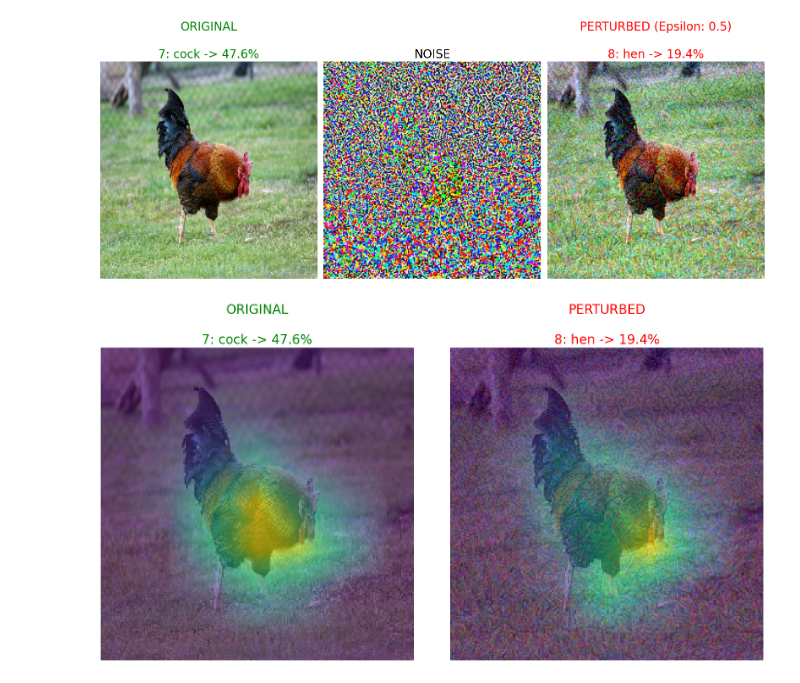
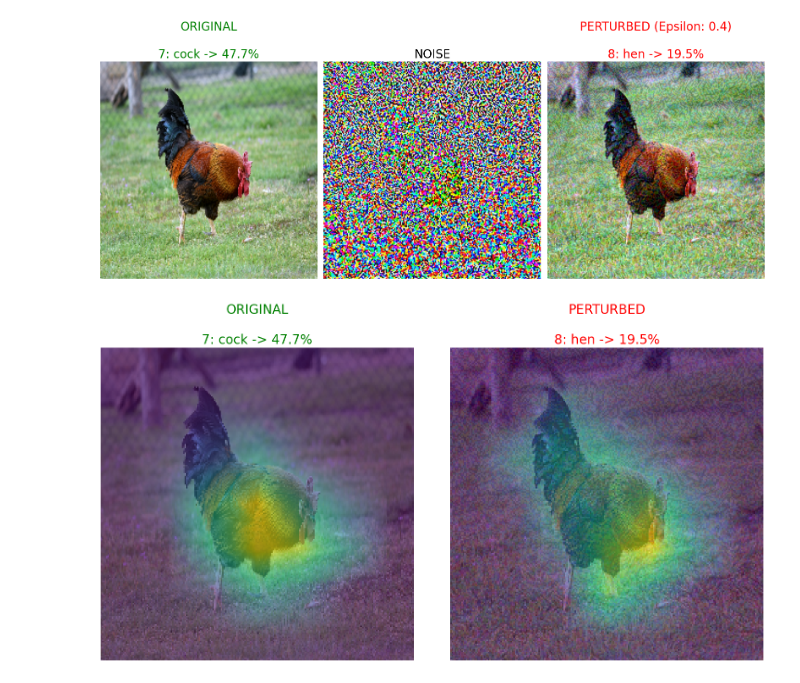
Before and after one commit to Fabbioo/Adversarial-Attacks-on-CNNs, a Jupyter notebook: 01_FGSM_attack_against_ResNet.ipynb, the cells around one changed output. Saved outputs shown, nothing was run; the diff lists cells and outputs as text; code cells hidden in the pictures.

```diff
--- a/01_FGSM_attack_against_ResNet.ipynb
+++ b/01_FGSM_attack_against_ResNet.ipynb
@@ -1,34 +1,29 @@
 # %%
 from functions import *
 
-# Decido di utilizzare i parametri definiti all'interno del file hub_settings
-images_path = hub_settings.images_path
-device = hub_settings.device
-img_resize = hub_settings.img_resize
-
 dataset: list = load_dataset(images_path, added_new_images = False) # added_new_images = True solo quando vengono aggiunte nuove immagini al path.
 
-model: torchvision.models = load_model_resnet50().to(device)
+model: torchvision.models = load_model_resnet50()
 
 # FGSM attack.
 
-epsilon: float = 0.5
+epsilon: float = 0.4
 
 triplas: list = []
 for image in dataset[:1]:
     loss_fn = nn.CrossEntropyLoss()
     original_image: torch.Tensor = read_image(image)
-    original_image = preprocess(original_image, img_resize).to(device)
-    perturbed_image: torch.Tensor = fgsm_attack(model, loss_fn, original_image, epsilon, device)
+    original_image = preprocess(original_image)
+    perturbed_image: torch.Tensor = fgsm_attack(model, loss_fn, original_image, epsilon)
     original_image = postprocess(original_image)
     perturbed_image = postprocess(perturbed_image)
     noise: torch.Tensor = perturbed_image - original_image
     tripla: tuple = (original_image, noise, perturbed_image)
     triplas.append(tripla)
 
 for tripla in triplas:
     preds_display(model, tripla, epsilon, show_noise = True)
-    gradcam_display(model, tripla, img_resize)
+    gradcam_display(model, tripla)
 # %% [output]
-[figure, old version]
+[figure, new version]
 [figure]
```
Also changed, not shown: 24 other files.
